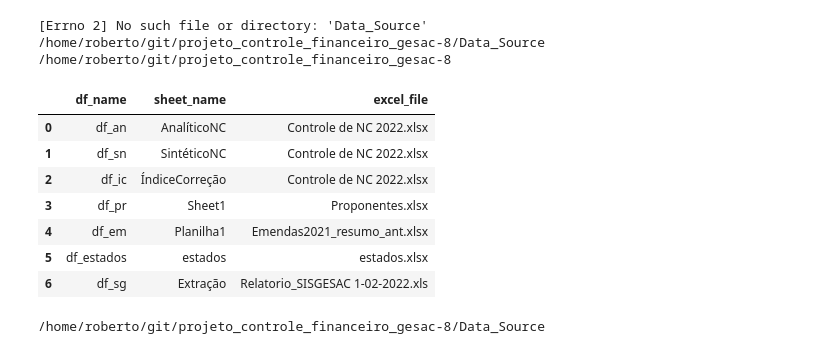
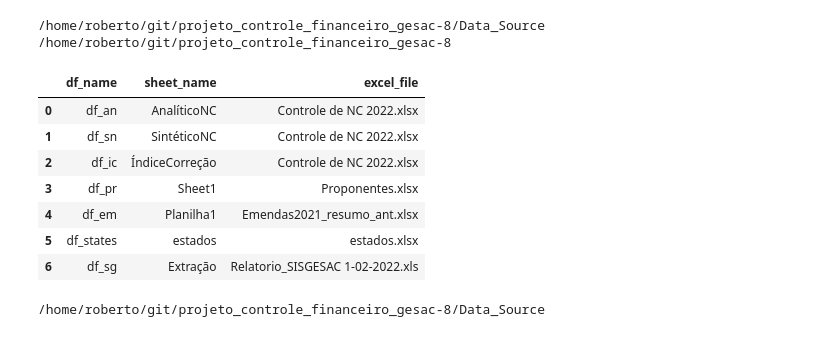
Before and after one commit to robertomdiniz5/Projeto-Controle-Financeiro-GESAC, a Jupyter notebook: controle_financeiro_gesac.ipynb, the cells around one changed output. Saved outputs shown, nothing was run; the diff lists cells and outputs as text; code cells hidden in the pictures.

```diff
--- a/controle_financeiro_gesac.ipynb
+++ b/controle_financeiro_gesac.ipynb
@@ -96,39 +97,38 @@ df_nm =[
 ('df_ic', 'ÍndiceCorreção'),
 ('df_pr', 'Sheet1'),
 ('df_em', 'Planilha1'),
-('df_estados', 'estados'),
+('df_states', 'estados'),
 ('df_sg', 'Extração')
 ]
 
 #df_sheets -> This DataFrame was created do organize da data dictionary, it also will useful to some operation through the code
 df_sheet = pd.DataFrame(df_nm, columns = ['df_name', 'sheet_name'])
 
 #Creating a column to put the information that indicate from which excel file the DataFrames and sheets come from.
 df_sheet['excel_file']= ''
 
 """Creating a loop to fill the rows in the df_sheets DataFrame with information about the excel source """
 
 for i1, sheets in enumerate(df_excel['sheets']):
     for i2, sheet in enumerate(df_sheet['sheet_name']):
         if sheet in sheets:
             df_sheet['excel_file'][i2] = df_excel['excel_file'][i1]
 
 #living the diretory of the Data_Source to ensure that the code will be not brake if it executed in the incorrect order.
 %cd ..
 
 #presenting the information
 df_sheet
 # %% [output]
-[Errno 2] No such file or directory: 'Data_Source'
 /home/roberto/git/projeto_controle_financeiro_gesac-8/Data_Source
 /home/roberto/git/projeto_controle_financeiro_gesac-8
 |  | df_name | sheet_name | excel_file |
 | 0 | df_an | AnalíticoNC | Controle de NC 2022.xlsx |
 | 1 | df_sn | SintéticoNC | Controle de NC 2022.xlsx |
 | 2 | df_ic | ÍndiceCorreção | Controle de NC 2022.xlsx |
 | 3 | df_pr | Sheet1 | Proponentes.xlsx |
 | 4 | df_em | Planilha1 | Emendas2021_resumo_ant.xlsx |
-| 5 | df_estados | estados | estados.xlsx |
+| 5 | df_states | estados | estados.xlsx |
 | 6 | df_sg | Extração | Relatorio_SISGESAC 1-02-2022.xls |
 # %%
 #entering in the Data_Source directory to get and ingest the data into the DataFrame
```
Also changed, not shown: parts of 11 cells of this notebook.
